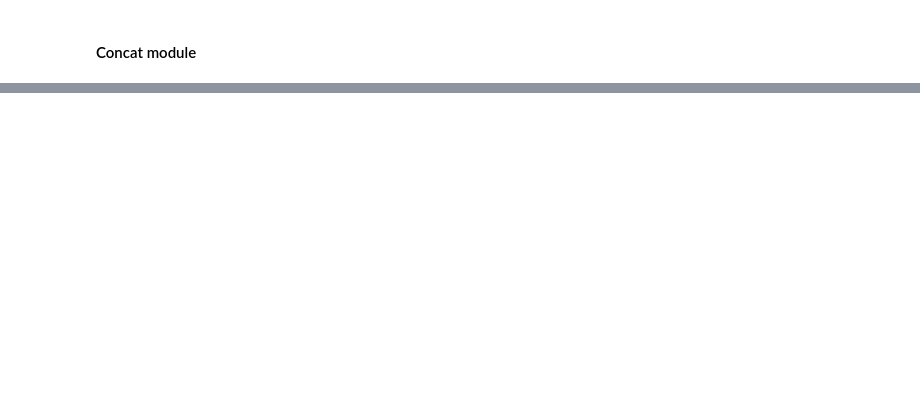
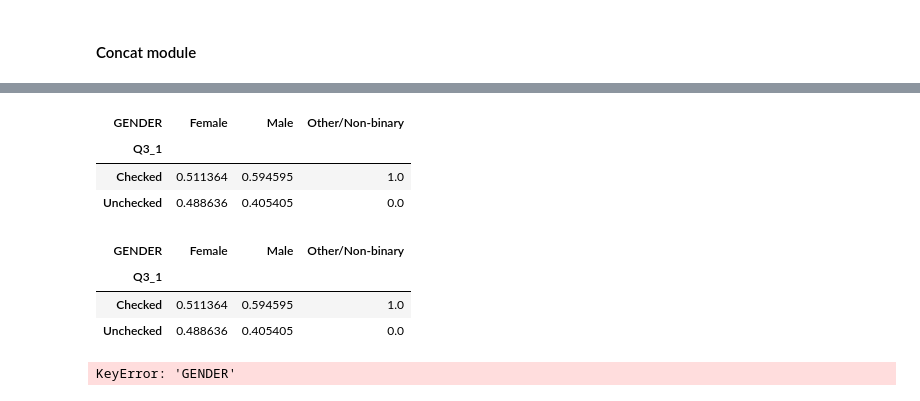
Before and after one commit to jellohead/output_manipulation, a Jupyter notebook: output_manipulation.ipynb, the cells around one changed output, grey strips where cells are left out. Saved outputs shown, nothing was run; the diff lists cells and outputs as text; code cells hidden in the pictures; blank space fills up the shorter version.

Commit message:
working on reordering crosstab output columns

```diff
--- a/output_manipulation.ipynb
+++ b/output_manipulation.ipynb
@@ -747,0 +773,24 @@ df5
+# %%
+income_df = pd.crosstab(df['Q3_1'], df['GENDER'], normalize='columns')
+# income_df = pd.crosstab(df['Q3_1'], df['GENDER'], normalize='columns').sort_values([df['GENDER'], ascending=False])
+income_df
+# %% [output]
+| GENDER | Female | Male | Other/Non-binary |
+| Q3_1 |  |  |  |
+| Checked | 0.511364 | 0.594595 | 1.0 |
+| Unchecked | 0.488636 | 0.405405 | 0.0 |
+# %%
+# income_df = pd.crosstab(df['Q3_1'], df['GENDER'], normalize='columns').sort_values('GENDER', ascending=False)
+income_df = pd.crosstab(df['Q3_1'], df['GENDER'], normalize='columns')
+income_df
+# %% [output]
+| GENDER | Female | Male | Other/Non-binary |
+| Q3_1 |  |  |  |
+| Checked | 0.511364 | 0.594595 | 1.0 |
+| Unchecked | 0.488636 | 0.405405 | 0.0 |
+# %%
+re_df = df.reindex(['Male', 'Female', 'Other/Non-binary'], axis='columns').reindex(['Checked', 'Unchecked'])
+income_df = pd.crosstab(df['Q3_1'], re_df['GENDER'], normalize='columns')
+income_df
+# %% [output]
+KeyError: 'GENDER'
```
Also changed, not shown: parts of 3 cells of this notebook, 5 other files.
